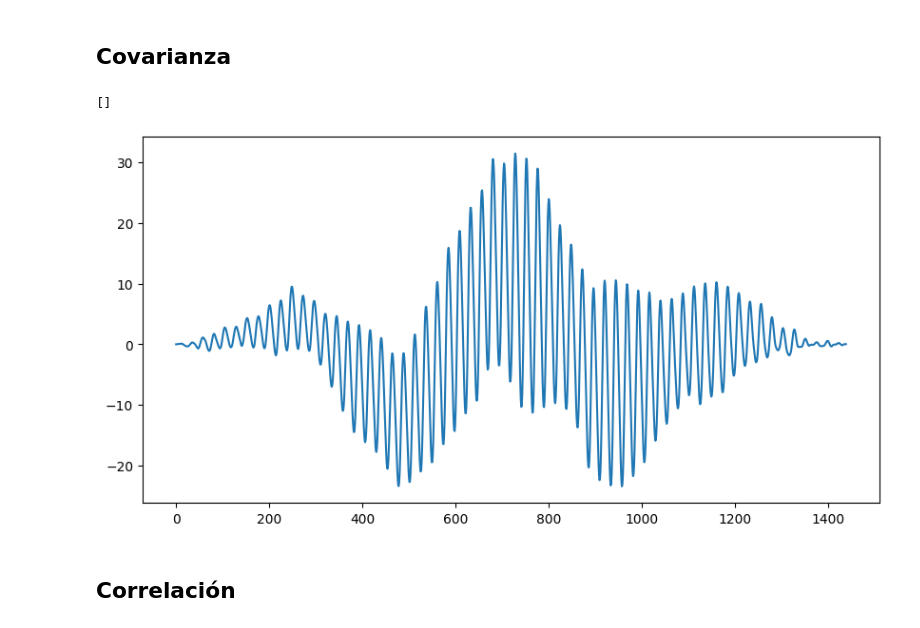
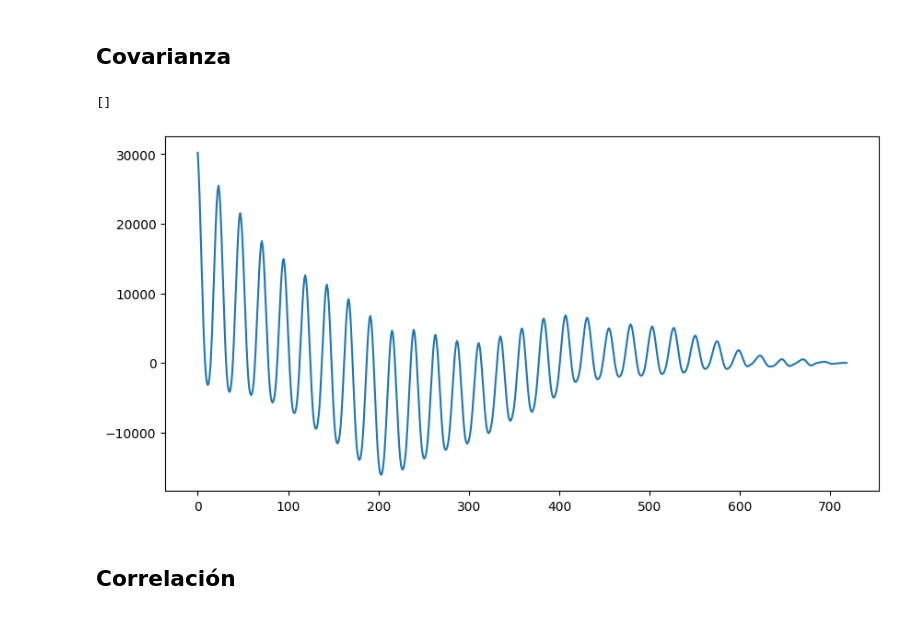
Before and after one commit to sebastlop/series-temporales-machine-learning, a Jupyter notebook: Apuntes/Tema-3/Tema-3.4-convoluciones.ipynb, the cells around one changed output. Cells and saved outputs as stored; diff of their text form; code cells hidden in the pictures.

```diff
--- a/Apuntes/Tema-3/Tema-3.4-convoluciones.ipynb
+++ b/Apuntes/Tema-3/Tema-3.4-convoluciones.ipynb
@@ -111,12 +111,13 @@ data_salta_temp = data_salta[:,0]
 # %%
 # transformadas para la temperatura
 n_data=len(data_salta_temp)
-temp_transf_cov = data_salta[:,0]-data_salta[:,0].mean()
+temp_transf = data_salta_temp-data_salta_temp.mean()
+temp_transf_cov = np.correlate(temp_transf, temp_transf, mode='Full')[n_data:]
 plt.figure(figsize=(10,5))
-plt.plot(np.convolve(temp_transf_cov, temp_transf_cov, mode='Full')/720)
+plt.plot(temp_transf_cov)
 plt.plot()
 # %% [output]
 []
-[figure, old version]
+[figure, new version]
 # %% [markdown]
 ## Correlación
```
Also changed, not shown: parts of 3 cells of this notebook, 2 other files.
